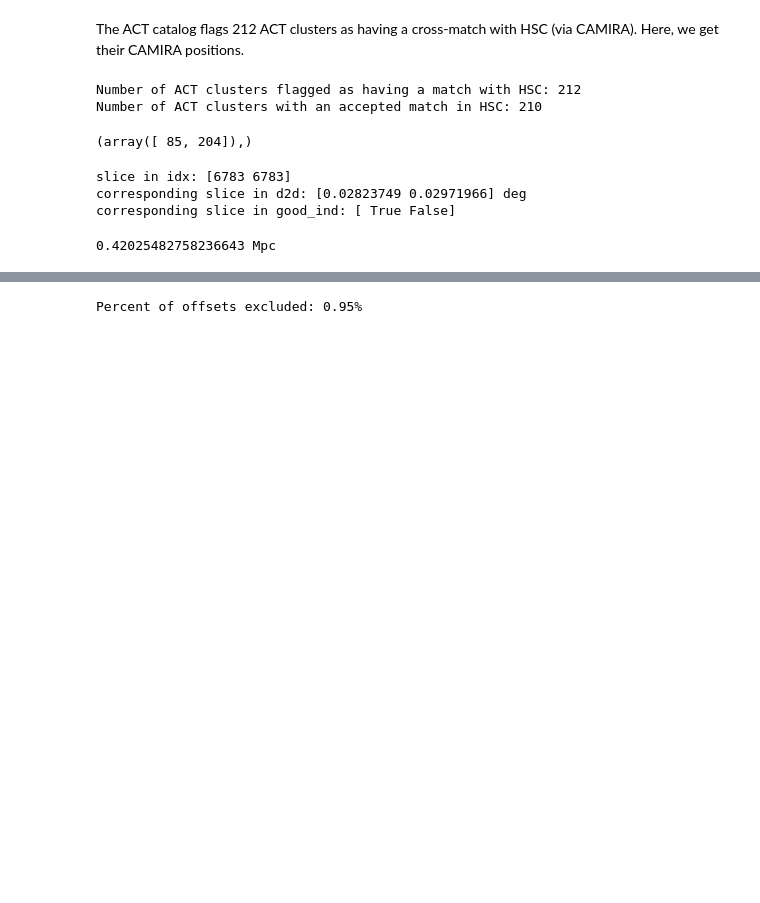
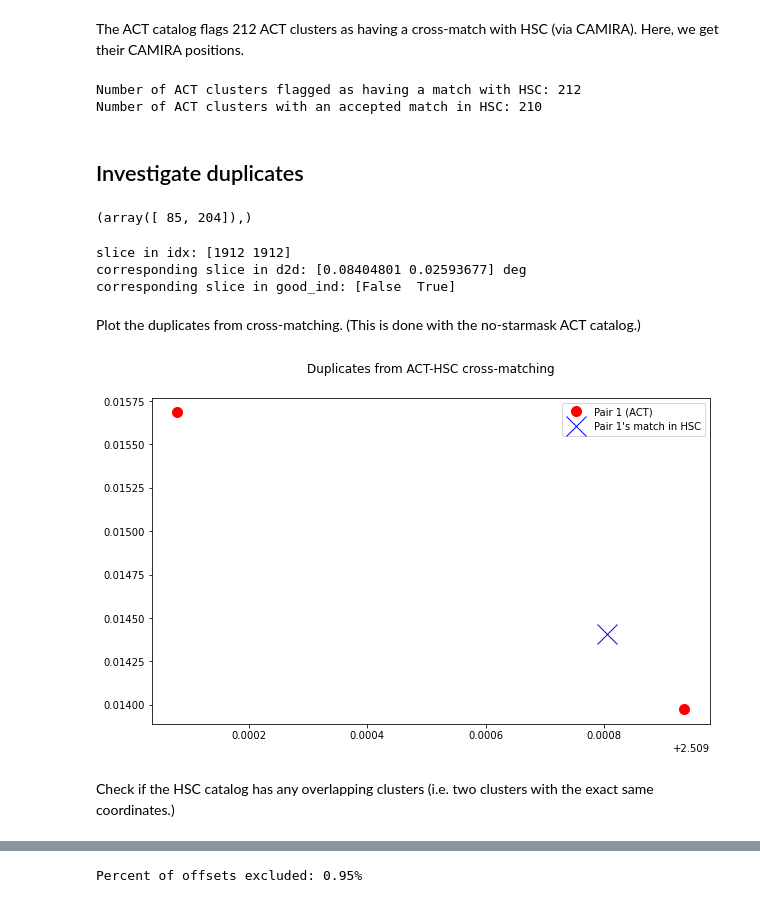
Before and after one commit to Jupiter1994/hsc-miscentering, a Jupyter notebook: Exploring cluster catalogs.ipynb, the cells around one changed output, grey strips where cells are left out. Saved outputs shown, nothing was run; the diff lists cells and outputs as text; code cells hidden in the pictures; blank space fills up the shorter version.

Commit message:
looked into cross-match duplicates

```diff
--- a/Exploring cluster catalogs.ipynb
+++ b/Exploring cluster catalogs.ipynb
@@ -407,6 +377,8 @@ print(f'Number of ACT clusters with an accepted match in HSC: {np.sum(good_inds)
 # %% [output]
 Number of ACT clusters flagged as having a match with HSC: 212
 Number of ACT clusters with an accepted match in HSC: 210
+# %% [markdown]
+## Investigate duplicates
 # %%
 # Check for duplicates; ie, multiple ACT clusters being matched to the same HSC one
 unique_idx, counts = np.unique(idx, return_counts=True)
@@ -416,21 +388,43 @@ np.where(counts > 1)
 # %%
 ## Verifying that get_good_inds works
 
-#inds = slice(85, 87)
+inds = slice(85, 87)
 #inds = slice(193, 196)
 #inds = slice(197, 199)
-inds = slice(205, 207)
+#inds = slice(205, 207)
 print(f'slice in idx: {idx[inds]}')
 print(f'corresponding slice in d2d: {d2d[inds]}')
 print(f'corresponding slice in good_ind: {good_inds[inds]}')
 # %% [output]
-slice in idx: [6783 6783]
-corresponding slice in d2d: [0.02823749 0.02971966] deg
-corresponding slice in good_ind: [ True False]
+slice in idx: [1912 1912]
+corresponding slice in d2d: [0.08404801 0.02593677] deg
+corresponding slice in good_ind: [False  True]
-# %%
-## check offsets of duplicate clusters
-temp_ind = 205
-temp_z = ACT_cat[has_hsc_counterpart]['redshift'][temp_ind]
-print(get_physical_sep(cosmo, d2d[temp_ind], temp_z))
-# %% [output]
-0.42025482758236643 Mpc
+# %% [markdown]
+Plot the duplicates from cross-matching. (This is done with the no-starmask ACT catalog.)
+# %%
+fig = plt.figure(figsize=(10,6))
+
+# ax = plt.subplot(111, projection="aitoff")
+# plt.grid(True)
+
+pair1_inds = slice(85, 87)
+pair1_ind = 1912
+plt.plot(act_ra[has_hsc_counterpart][pair1_inds], act_dec[has_hsc_counterpart][pair1_inds], marker='.', markersize=20, \
+         linestyle='None', label='Pair 1 (ACT)', c='r')
+plt.plot(hsc_ra[pair1_ind], hsc_dec[pair1_ind], marker='x', markersize=20, \
+        linestyle='None', label="Pair 1's match in HSC", c='b')
+
+# pair2_inds = slice(205, 207)
+# pair2_ind = 6783
+# plt.plot(act_ra[has_hsc_counterpart][pair2_inds], act_dec[has_hsc_counterpart][pair2_inds], marker='.', markersize=20, \
+#          linestyle='None', label='Pair 2 (ACT)', c='r')
+# plt.plot(hsc_ra[pair2_ind], hsc_dec[pair2_ind], marker='x', markersize=20, \
+#         linestyle='None', label="Pair 2's match in HSC", c='b')
+
+plt.title("Duplicates from ACT-HSC cross-matching", pad=25)
+plt.legend()
+plt.show()
+# %% [output]
+[figure, added]
+# %% [markdown]
+Check if the HSC catalog has any overlapping clusters (i.e. two clusters with the exact same coordinates.)
```
Also changed, not shown: parts of 21 cells of this notebook.
